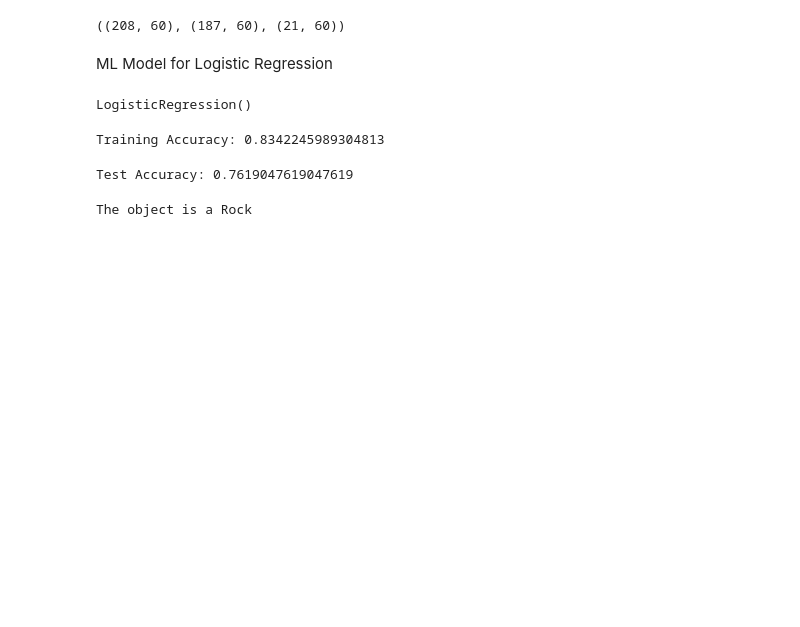
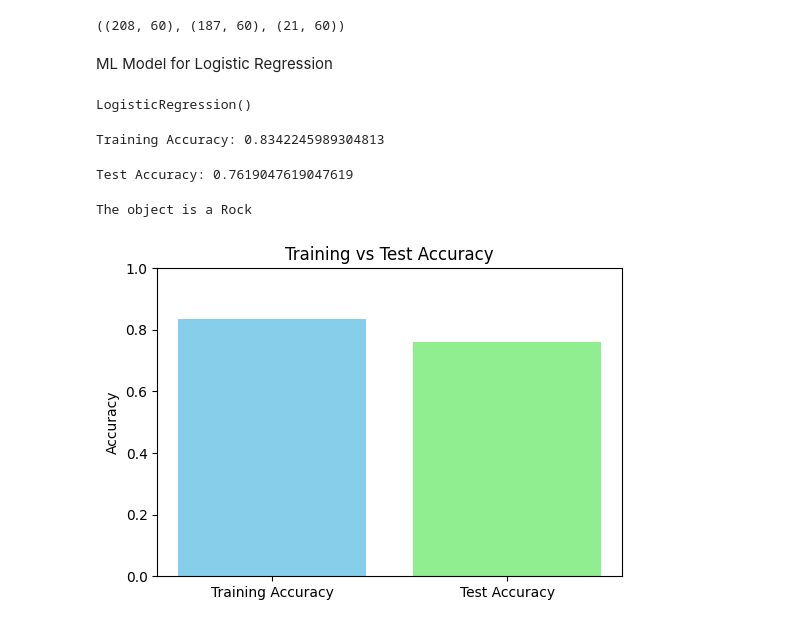
Before and after one commit to pavan41299/ML-Practice, a Jupyter notebook: Supervised ML - Logistic Regression.ipynb, the cells around one changed output. Saved outputs shown, nothing was run; the diff lists cells and outputs as text; code cells hidden in the pictures; blank space fills up the shorter version.

```diff
--- a/Supervised ML - Logistic Regression.ipynb
+++ b/Supervised ML - Logistic Regression.ipynb
@@ -7,7 +8,7 @@ from sklearn.metrics import accuracy_score
 # %% [markdown]
 Read the Excel File
 # %%
-data = pd.read_csv("Datasets/Sonar_data.csv", header = None)
+data = pd.read_csv("Datasets/1.Sonar_data.csv", header = None)
 # %%
 data.head()
 # %% [output]
@@ -95,3 +96,15 @@ else:
   print('The object is a Mine')
 # %% [output]
 The object is a Rock
+# %%
+accuracy_labels = ['Training Accuracy', 'Test Accuracy']
+accuracy_values = [training_data_accuracy, test_data_accuracy]
+
+plt.figure(figsize=(6, 4))
+plt.bar(accuracy_labels, accuracy_values, color=['skyblue', 'lightgreen'])
+plt.title('Training vs Test Accuracy')
+plt.ylabel('Accuracy')
+plt.ylim(0, 1)
+plt.show()
+# %% [output]
+[figure, added]
```
Also changed, not shown: parts of 2 cells of this notebook, 2 other files.
